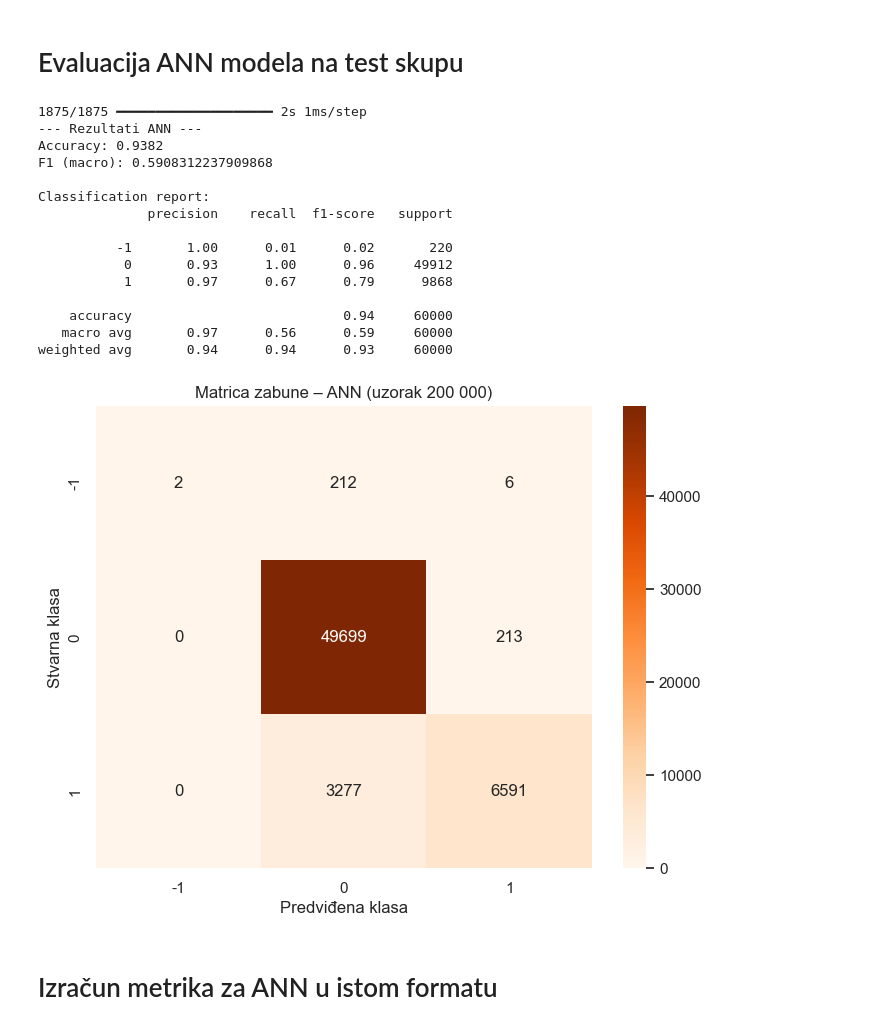
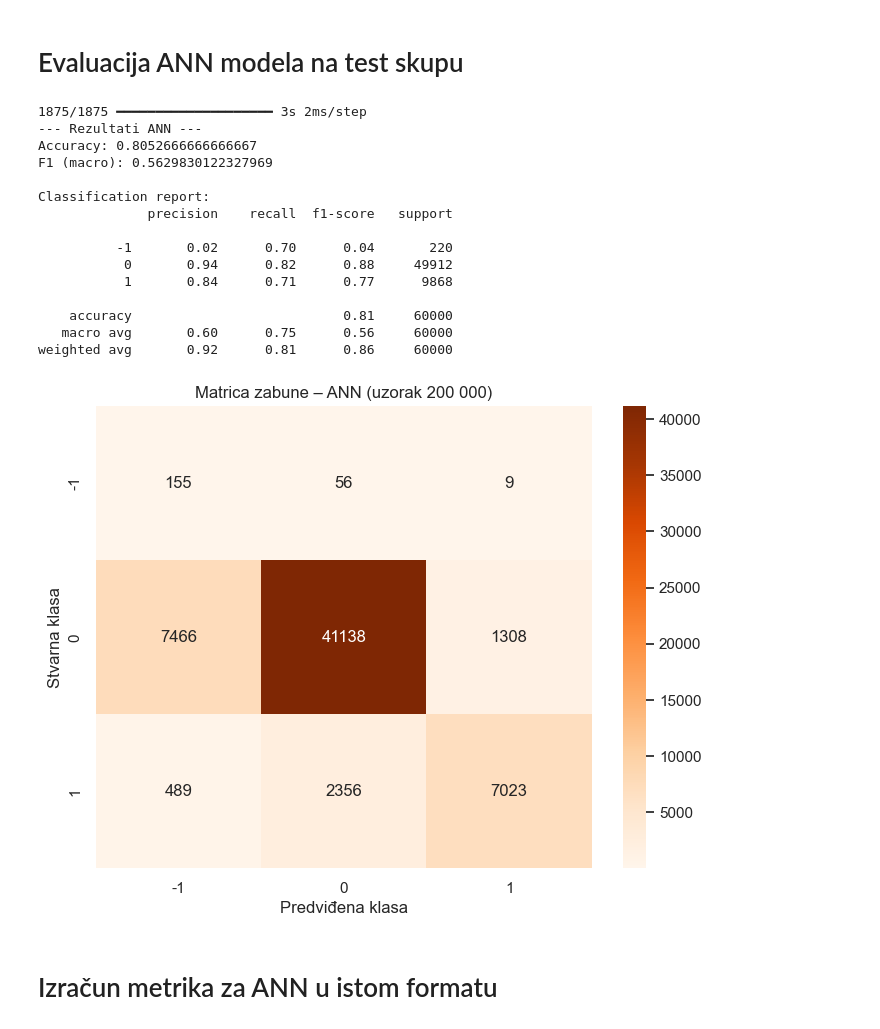
Before and after one commit to Djasek01/sick-fuel-event-detection, a Jupyter notebook: notebooks/project.ipynb, the cells around one changed output. Saved outputs shown, nothing was run; the diff lists cells and outputs as text; code cells hidden in the pictures.

```diff
--- a/notebooks/project.ipynb
+++ b/notebooks/project.ipynb
@@ -1088,11 +1133,26 @@ Model: "sequential"
 # %%
 # Treniranje ANN modela
 
+early_stop = keras.callbacks.EarlyStopping(
+    monitor='val_loss',
+    patience=4,
+    restore_best_weights=True
+)
+
+reduce_lr = keras.callbacks.ReduceLROnPlateau(
+    monitor='val_loss',
+    factor=0.5,
+    patience=2,
+    min_lr=1e-5
+)
+
 history_ann = model_ann.fit(
-    X_train_2_proc, y_train_2_oh,
+    X_train_2_proc, y_train_2_enc,
     validation_split=0.2,
-    epochs=20,
-    batch_size=1024,
+    epochs=40,
+    batch_size=512,
+    class_weight=class_weights,
+    callbacks=[early_stop, reduce_lr],
     verbose=1
 )
 # %% [output]
@@ -1124,48 +1184,54 @@ from sklearn.metrics import (
     accuracy_score,
     f1_score
 )
 import seaborn as sns
 import matplotlib.pyplot as plt
 
 # Predikcije
 y_pred_proba_ann = model_ann.predict(X_test_2_proc)
 y_pred_enc_ann = np.argmax(y_pred_proba_ann, axis=1)
 y_pred_ann = np.vectorize(inverse_label_map.get)(y_pred_enc_ann)
 
 print("--- Rezultati ANN ---")
 print("Accuracy:", accuracy_score(y_test_2, y_pred_ann))
-print("F1 (macro):", f1_score(y_test_2, y_pred_ann, average='macro'))
+print("F1 (macro):", f1_score(y_test_2, y_pred_ann, average='macro', zero_division=0))
 print("\nClassification report:")
-print(classification_report(y_test_2, y_pred_ann))
+print(classification_report(y_test_2, y_pred_ann, zero_division=0))
 
 # Matrica zabune
-labels = sorted(y_test_2.unique())
+labels = sorted(label_map.keys())
 cm_ann = confusion_matrix(y_test_2, y_pred_ann, labels=labels)
 
 plt.figure(figsize=(8, 6))
-sns.heatmap(cm_ann, annot=True, fmt='d', cmap='Oranges',
-            xticklabels=labels, yticklabels=labels)
+sns.heatmap(
+    cm_ann,
+    annot=True,
+    fmt='d',
+    cmap='Oranges',
+    xticklabels=labels,
+    yticklabels=labels
+)
 plt.title("Matrica zabune – ANN (uzorak 200 000)")
 plt.xlabel("Predviđena klasa")
 plt.ylabel("Stvarna klasa")
 plt.show()
 # %% [output]
-1875/1875 ━━━━━━━━━━━━━━━━━━━━ 2s 1ms/step
+1875/1875 ━━━━━━━━━━━━━━━━━━━━ 3s 2ms/step
 --- Rezultati ANN ---
-Accuracy: 0.9382
-F1 (macro): 0.5908312237909868
+Accuracy: 0.8052666666666667
+F1 (macro): 0.5629830122327969
 
 Classification report:
               precision    recall  f1-score   support
 
-          -1       1.00      0.01      0.02       220
-           0       0.93      1.00      0.96     49912
-           1       0.97      0.67      0.79      9868
+          -1       0.02      0.70      0.04       220
+           0       0.94      0.82      0.88     49912
+           1       0.84      0.71      0.77      9868
 
-    accuracy                           0.94     60000
-   macro avg       0.97      0.56      0.59     60000
-weighted avg       0.94      0.94      0.93     60000
+    accuracy                           0.81     60000
+   macro avg       0.60      0.75      0.56     60000
+weighted avg       0.92      0.81      0.86     60000
-[figure, old version]
+[figure, new version]
 # %% [markdown]
 # Izračun metrika za ANN u istom formatu
 # %%
```
Also changed, not shown: parts of 8 cells of this notebook.
